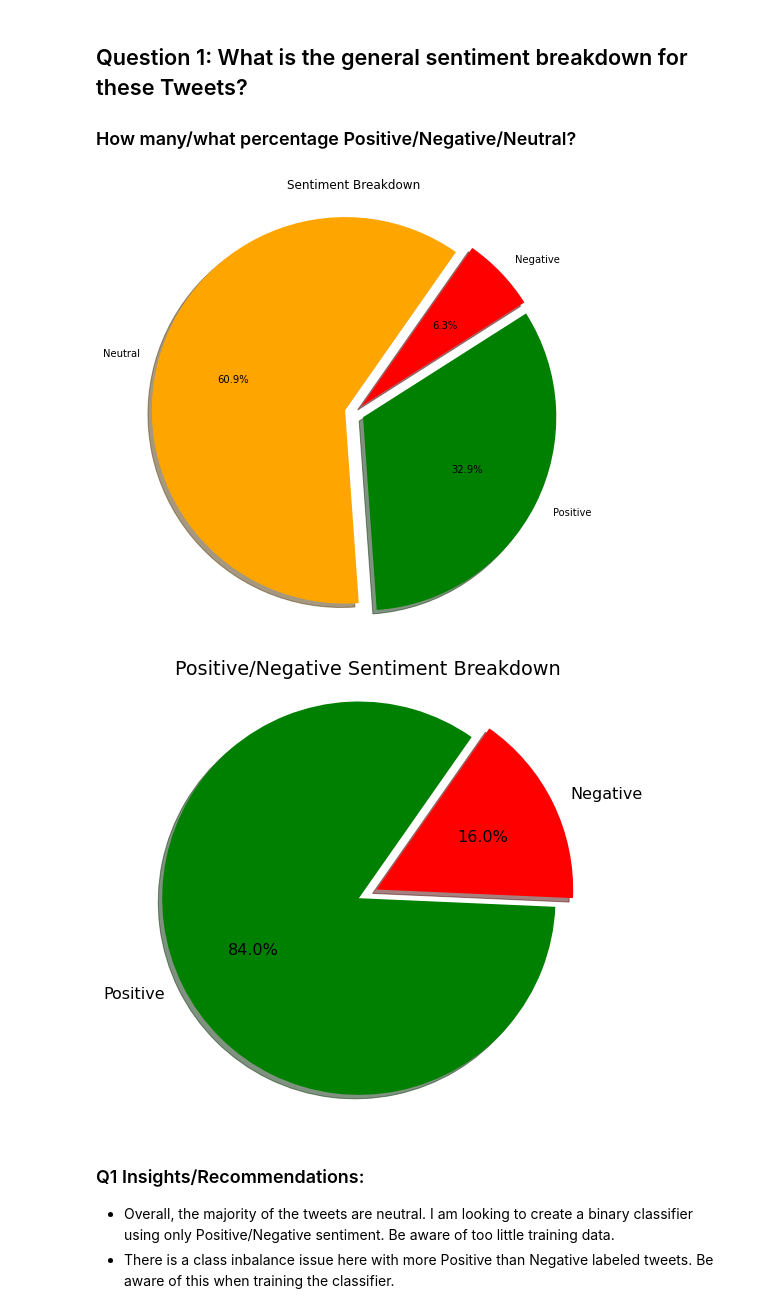
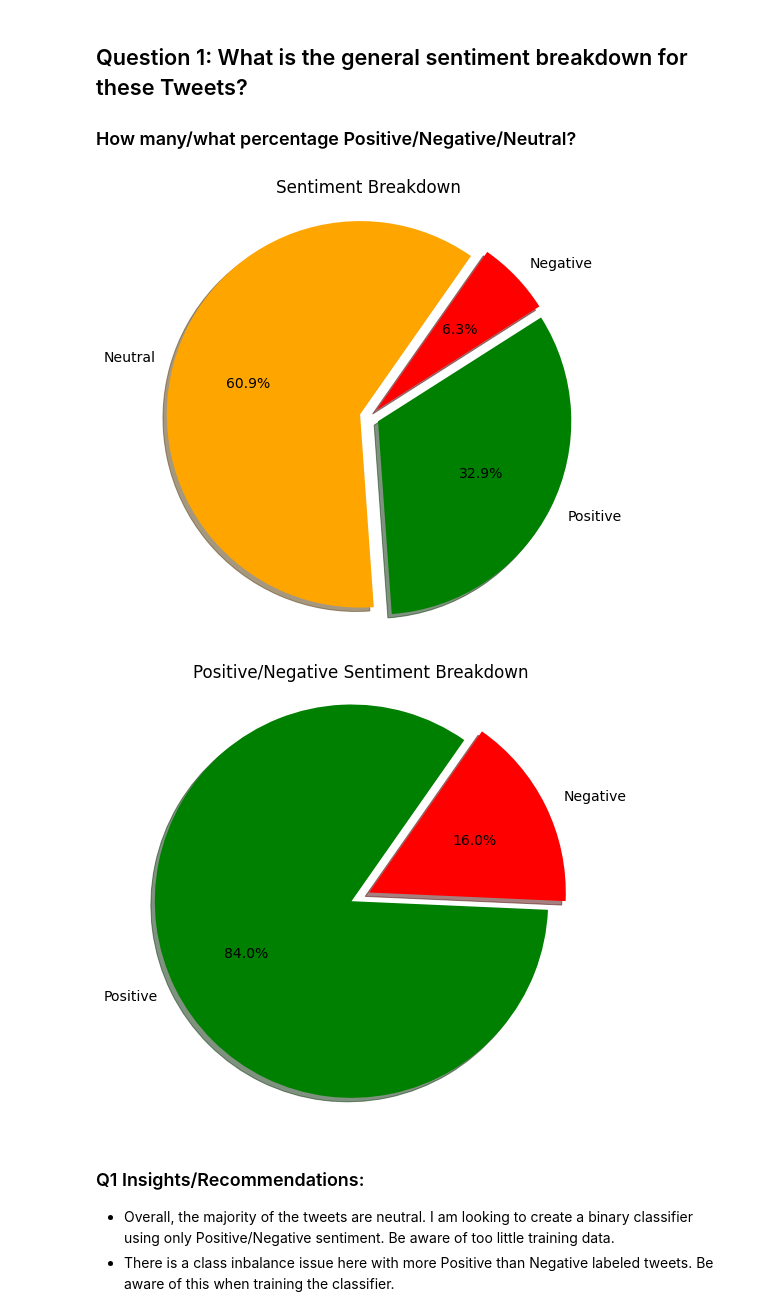
Before and after one commit to lspope/dsc-phase-4-project, a Jupyter notebook: notebooks/eda.ipynb, the cells around one changed output. Cells and saved outputs as stored; diff of their text form; code cells hidden in the pictures.

```diff
--- a/notebooks/eda.ipynb
+++ b/notebooks/eda.ipynb
@@ -38,14 +38,14 @@ by_sentiment.sort_values(ascending=False, inplace=True)
 # %%
 plfig = plt.figure(figsize = (8, 8))
 my_explode = (0.05, 0.05, 0.05)
 my_colors = ['orange', 'green', 'red']
+plt.rcParams.update({'font.size': 14})
 plt.pie(by_sentiment, labels=by_sentiment.index, autopct='%1.1f%%', startangle=55, shadow =True, colors=my_colors, explode=my_explode)
 plt.title('Sentiment Breakdown')
 plt.axis('equal')
-plt.rcParams.update({'font.size': 16})
 plt.show()
 # %% [output]
-[figure, old version]
+[figure, new version]
 # %%
 by_sentiment_pos_neg = cleaned_tweets[cleaned_tweets['sentiment'] != 'Neutral'].groupby(['sentiment'])['tweet_text'].count()
 by_sentiment_pos_neg.sort_values(ascending=False, inplace=True)
@@ -53,13 +53,13 @@ by_sentiment_pos_neg.sort_values(ascending=False, inplace=True)
 plfig = plt.figure(figsize = (8, 8))
 my_explode = (0.05, 0.05)
 my_colors = ['green', 'red']
+plt.rcParams.update({'font.size': 14})
 plt.pie(by_sentiment_pos_neg, labels=by_sentiment_pos_neg.index, autopct='%1.1f%%', startangle=55, shadow =True, colors=my_colors, explode=my_explode)
 plt.title('Positive/Negative Sentiment Breakdown')
 plt.axis('equal')
-plt.rcParams.update({'font.size': 16})
 plt.show()
 # %% [output]
-[figure, old version]
+[figure, new version]
 # %% [markdown]
 ### Q1 Insights/Recommendations:
 * Overall, the majority of the tweets are neutral. I am looking to create a binary classifier using only Positive/Negative sentiment. Be aware of too little training data.
```
Also changed, not shown: parts of 8 cells of this notebook, 4 other files.
